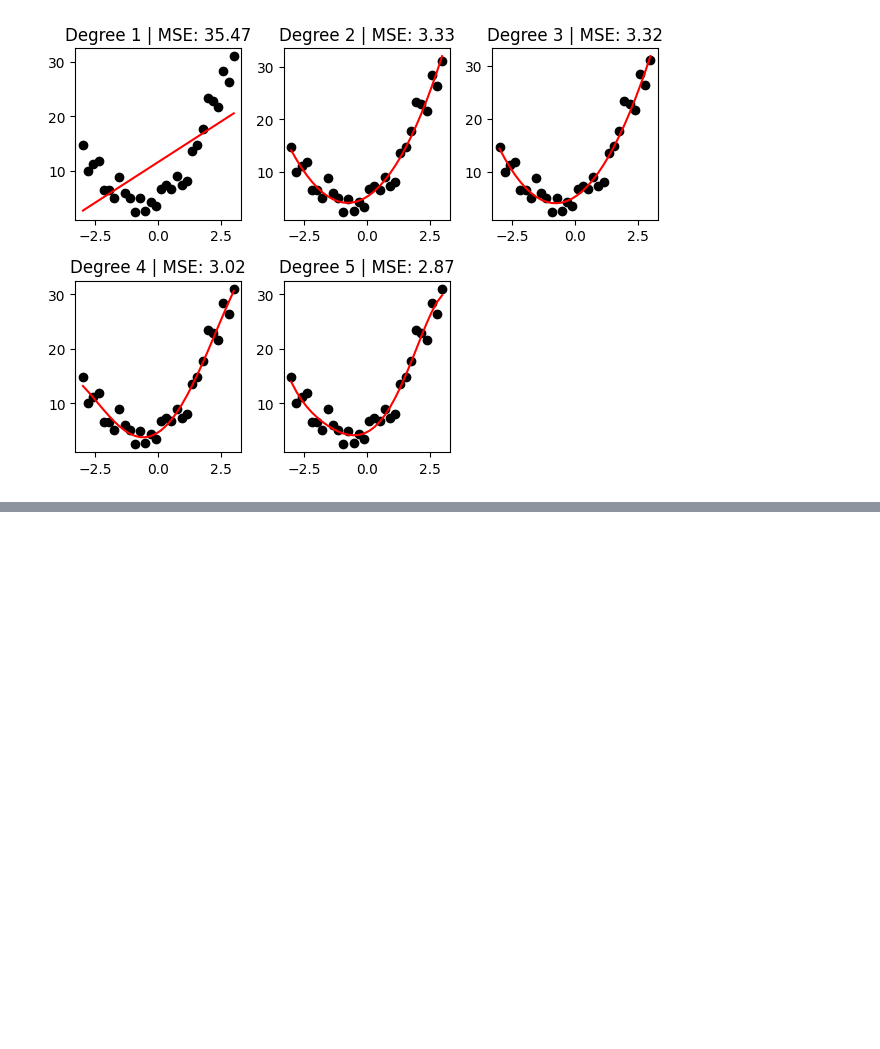
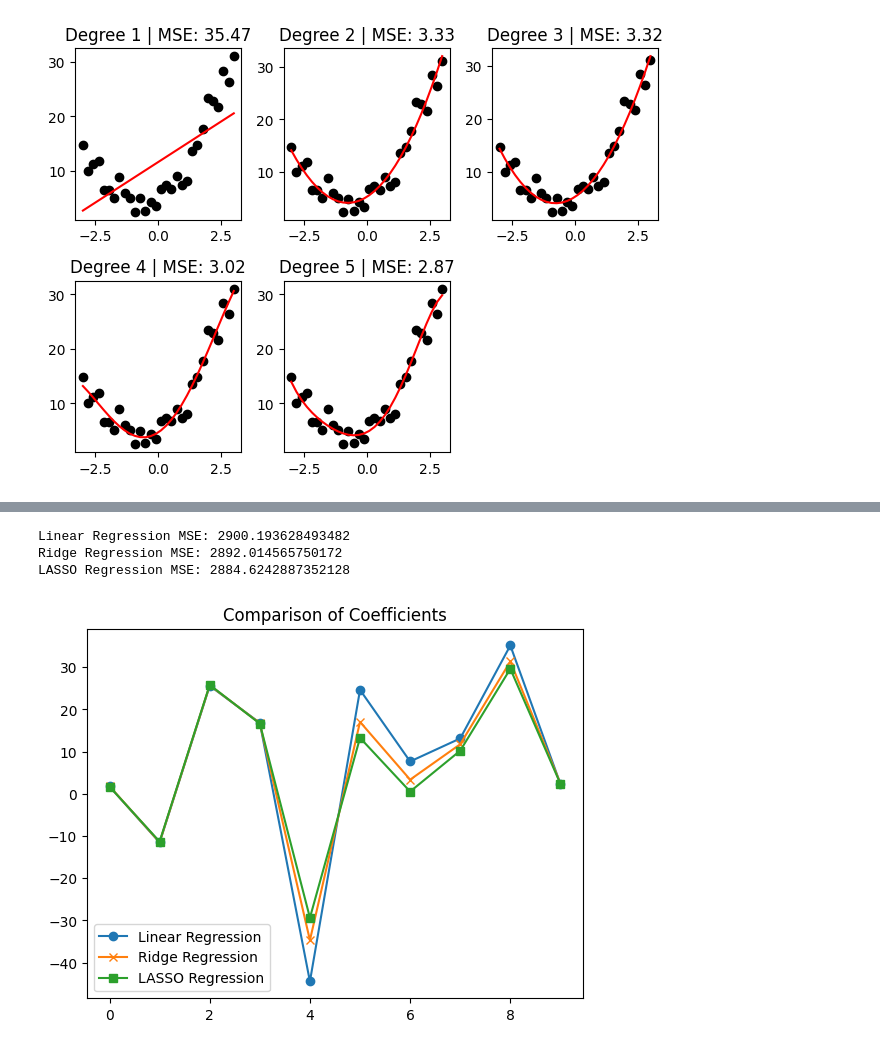
Before and after one commit to AJAmit17/SML, a Jupyter notebook: final.ipynb, the cells around one changed output, grey strips where cells are left out. Cells and saved outputs as stored; diff of their text form; code cells hidden in the pictures; blank space fills up the shorter version.

```diff
--- a/final.ipynb
+++ b/final.ipynb
@@ -269,0 +378,48 @@ plt.show()
+# %%
+import numpy as np
+import matplotlib.pyplot as plt
+from sklearn.datasets import load_diabetes
+from sklearn.linear_model import LinearRegression, Ridge, Lasso
+from sklearn.model_selection import train_test_split
+from sklearn.preprocessing import StandardScaler
+from sklearn.metrics import mean_squared_error
+
+# Load dataset
+diabetes = load_diabetes()
+X, y = diabetes.data, diabetes.target
+
+# Split into train/test
+X_train, X_test, y_train, y_test = train_test_split(X, y, test_size=0.2, random_state=42)
+
+# Standardize features
+scaler = StandardScaler()
+X_train = scaler.fit_transform(X_train)
+X_test = scaler.transform(X_test)
+
+# Fit models
+lr = LinearRegression().fit(X_train, y_train)
+ridge = Ridge(alpha=1.0).fit(X_train, y_train)
+lasso = Lasso(alpha=0.1).fit(X_train, y_train)
+
+# Predict
+y_pred_lr = lr.predict(X_test)
+y_pred_ridge = ridge.predict(X_test)
+y_pred_lasso = lasso.predict(X_test)
+
+# Evaluate
+print("Linear Regression MSE:", mean_squared_error(y_test, y_pred_lr))
+print("Ridge Regression MSE:", mean_squared_error(y_test, y_pred_ridge))
+print("LASSO Regression MSE:", mean_squared_error(y_test, y_pred_lasso))
+
+# Compare coefficients
+plt.plot(lr.coef_, marker='o', label='Linear Regression')
+plt.plot(ridge.coef_, marker='x', label='Ridge Regression')
+plt.plot(lasso.coef_, marker='s', label='LASSO Regression')
+plt.legend()
+plt.title("Comparison of Coefficients")
+plt.show()
+# %% [output]
+Linear Regression MSE: 2900.193628493482
+Ridge Regression MSE: 2892.014565750172
+LASSO Regression MSE: 2884.6242887352128
+[figure, added]
```
Also changed, not shown: parts of 5 cells of this notebook.
